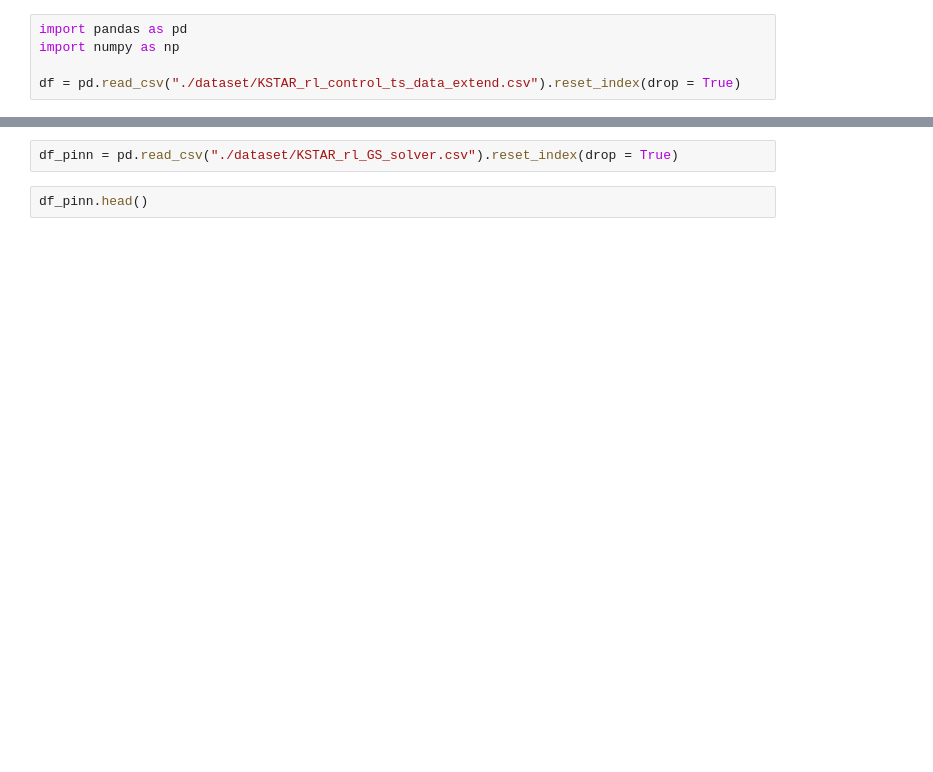
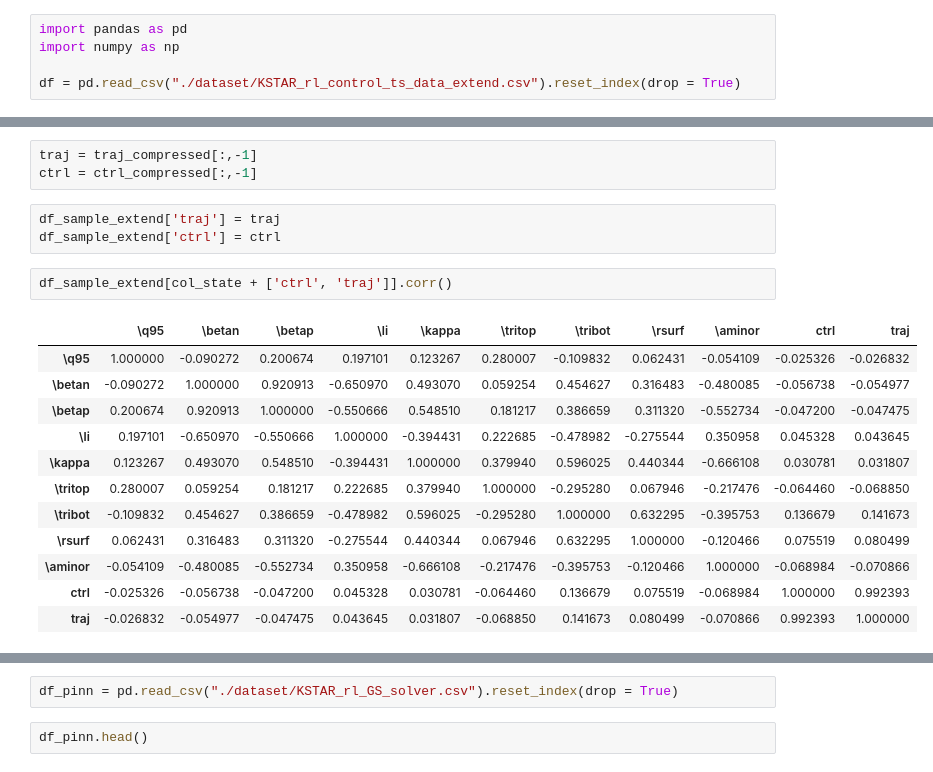
Before and after one commit to ZINZINBIN/Tokamak-Plasma-Operation-Control-based-on-RL, a Jupyter notebook: analysis/EDA.ipynb, the cells around one changed output, grey strips where cells are left out. Drawn from its saved outputs; the diff is of its cells as text; blank space fills up the shorter version.

```diff
--- a/analysis/EDA.ipynb
+++ b/analysis/EDA.ipynb
@@ -69,0 +207,21 @@ Index(['Unnamed: 0', '\q0', 'time', '\q95', '\ipmhd', '\kappa', '\tritop',
+# %%
+traj = traj_compressed[:,-1]
+ctrl = ctrl_compressed[:,-1]
+# %%
+df_sample_extend['traj'] = traj
+df_sample_extend['ctrl'] = ctrl
+# %%
+df_sample_extend[col_state + ['ctrl', 'traj']].corr()
+# %% [output]
+|  | \q95 | \betan | \betap | \li | \kappa | \tritop | \tribot | \rsurf | \aminor | ctrl | traj |
+| \q95 | 1.000000 | -0.090272 | 0.200674 | 0.197101 | 0.123267 | 0.280007 | -0.109832 | 0.062431 | -0.054109 | -0.025326 | -0.026832 |
+| \betan | -0.090272 | 1.000000 | 0.920913 | -0.650970 | 0.493070 | 0.059254 | 0.454627 | 0.316483 | -0.480085 | -0.056738 | -0.054977 |
+| \betap | 0.200674 | 0.920913 | 1.000000 | -0.550666 | 0.548510 | 0.181217 | 0.386659 | 0.311320 | -0.552734 | -0.047200 | -0.047475 |
+| \li | 0.197101 | -0.650970 | -0.550666 | 1.000000 | -0.394431 | 0.222685 | -0.478982 | -0.275544 | 0.350958 | 0.045328 | 0.043645 |
+| \kappa | 0.123267 | 0.493070 | 0.548510 | -0.394431 | 1.000000 | 0.379940 | 0.596025 | 0.440344 | -0.666108 | 0.030781 | 0.031807 |
+| \tritop | 0.280007 | 0.059254 | 0.181217 | 0.222685 | 0.379940 | 1.000000 | -0.295280 | 0.067946 | -0.217476 | -0.064460 | -0.068850 |
+| \tribot | -0.109832 | 0.454627 | 0.386659 | -0.478982 | 0.596025 | -0.295280 | 1.000000 | 0.632295 | -0.395753 | 0.136679 | 0.141673 |
+| \rsurf | 0.062431 | 0.316483 | 0.311320 | -0.275544 | 0.440344 | 0.067946 | 0.632295 | 1.000000 | -0.120466 | 0.075519 | 0.080499 |
+| \aminor | -0.054109 | -0.480085 | -0.552734 | 0.350958 | -0.666108 | -0.217476 | -0.395753 | -0.120466 | 1.000000 | -0.068984 | -0.070866 |
+| ctrl | -0.025326 | -0.056738 | -0.047200 | 0.045328 | 0.030781 | -0.064460 | 0.136679 | 0.075519 | -0.068984 | 1.000000 | 0.992393 |
+| traj | -0.026832 | -0.054977 | -0.047475 | 0.043645 | 0.031807 | -0.068850 | 0.141673 | 0.080499 | -0.070866 | 0.992393 | 1.000000 |
```
Also changed, not shown: parts of 18 cells of this notebook, 16 other files.
